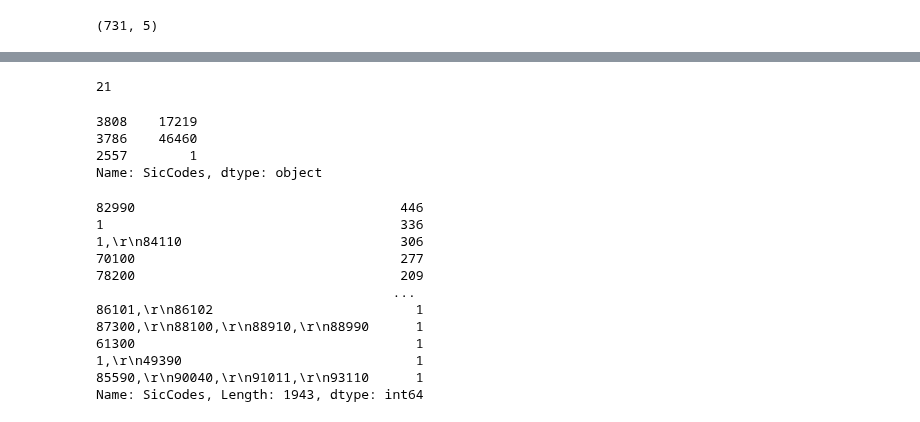
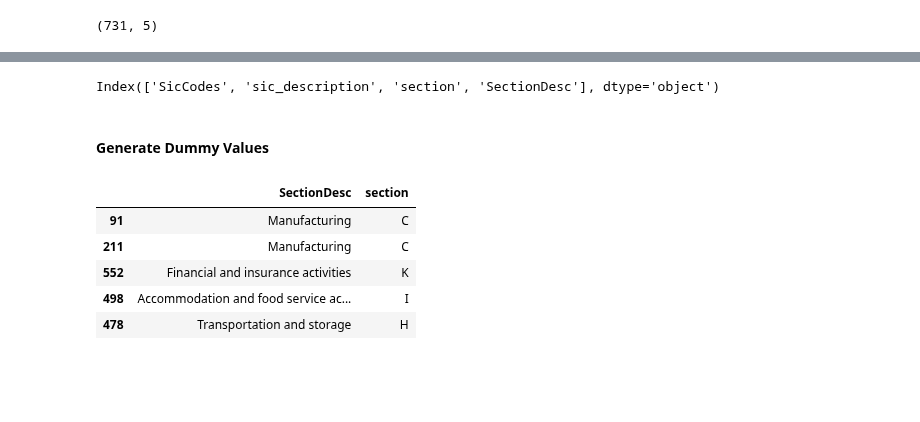
Before and after one commit to Ads2020Group6/data-exploration, a Jupyter notebook: Gov Equalities Office - Modelling.ipynb, the cells around one changed output, grey strips where cells are left out. Cells and saved outputs as stored; diff of their text form; code cells hidden in the pictures; blank space fills up the shorter version.

```diff
--- a/Gov Equalities Office - Modelling.ipynb
+++ b/Gov Equalities Office - Modelling.ipynb
@@ -251,28 +312,20 @@ sic_codes[sic_codes.sic_code == 1110]
-# %%
-sic_codes.groupby("section_description").count()
-# %% [output]
-21
-# %%
-df_cols['SicCodes'].sample(3)
-# %% [output]
-3808    17219
-3786    46460
-2557        1
-Name: SicCodes, dtype: object
-# %%
-# df_cols['SicCodes'] = pd.to_numeric(df_cols['SicCodes'])
-# df_cols.shape
-df_cols['SicCodes'].value_counts()
-# %% [output]
-82990                                  446
-1                                      336
-1,\r\n84110                            306
-70100                                  277
-78200                                  209
-                                      ...
-86101,\r\n86102                          1
-87300,\r\n88100,\r\n88910,\r\n88990      1
-61300                                    1
-1,\r\n49390                              1
-85590,\r\n90040,\r\n91011,\r\n93110      1
-Name: SicCodes, Length: 1943, dtype: int64
+# %%
+sic_codes.drop('sic_version', axis='columns', inplace=True) # One Time Execution
+sic_codes.rename(columns={"sic_code": "SicCodes", "section_description": "SectionDesc"}, inplace=True)
+df_cols['SicCodes'] = df_cols['SicCodes'].astype(int)
+print(sic_codes.columns)
+# %% [output]
+Index(['SicCodes', 'sic_description', 'section', 'SectionDesc'], dtype='object')
+# %% [markdown]
+#### Generate Dummy Values
+# %%
+# 'section' column encodes the Industry sector with letters [A-U]
+sic_codes[['SectionDesc','section']].nunique()
+sic_codes[['SectionDesc','section']].sample(5)
+# %% [output]
+|  | SectionDesc | section |
+| 91 | Manufacturing | C |
+| 211 | Manufacturing | C |
+| 552 | Financial and insurance activities | K |
+| 498 | Accommodation and food service ac... | I |
+| 478 | Transportation and storage | H |
```
Also changed, not shown: parts of 29 cells of this notebook, 1 other file.
